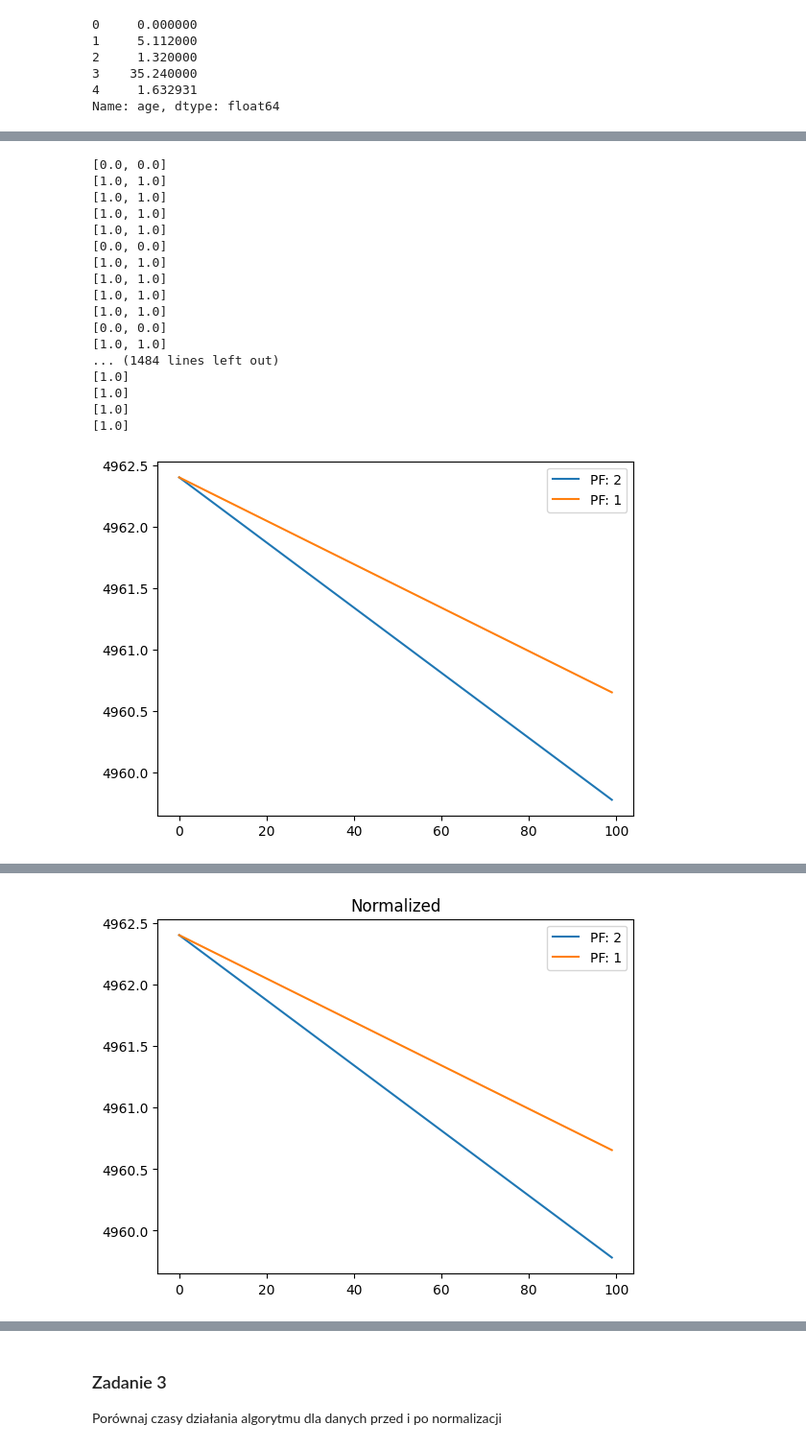
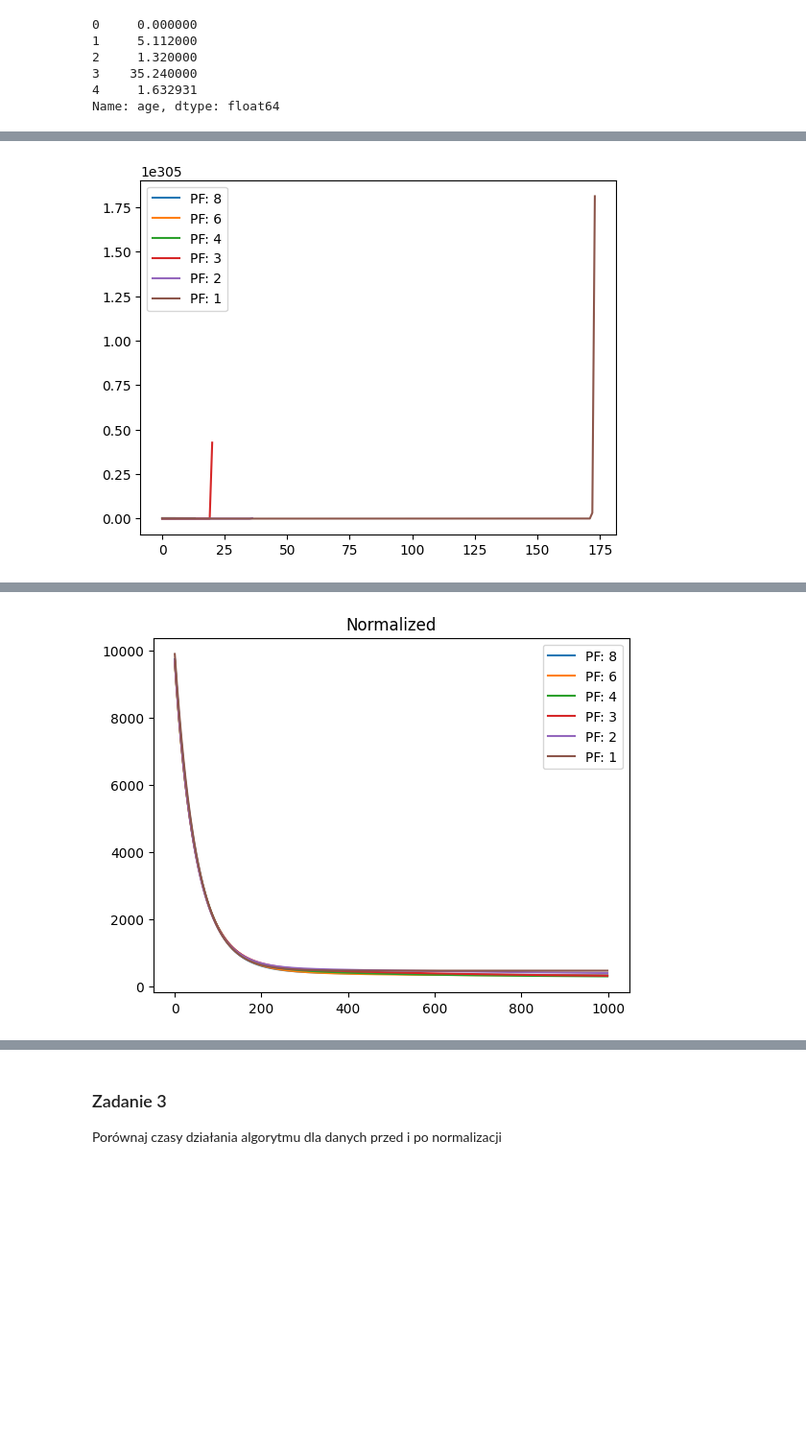
Before and after one commit to DyremiX/Laby, a Jupyter notebook: Lab3/139509_michal_dubiel_Polynomial_regression_2.ipynb, the cells around one changed output, grey strips where cells are left out. Shown: that part at 96% size. Saved outputs shown, nothing was run; the diff lists cells and outputs as text; code cells hidden in the pictures; blank space fills up the shorter version.

```diff
--- a/Lab3/139509_michal_dubiel_Polynomial_regression_2.ipynb
+++ b/Lab3/139509_michal_dubiel_Polynomial_regression_2.ipynb
@@ -152,22 +151,15 @@ b0: [] - lista z współczynnikami beta_0 w każdej z epok
 betas: [] - lista z współczynnikami beta_1, beta_2 w każdej z epok
 error: [] - lista z błędem w każdej epoce
 '''
-import sklearn.preprocessing as skl
-
-def normalizex(X):
-        X[:, :] = (X[:, :] - np.mean(X[:, :], axis=0)) / np.std(X[:, :], axis=0)
-        return X
-
-def learn_and_fit(X: np.ndarray, y: np.ndarray, epochs: int = 1000, alpha: float = 0.00005, polynomial_features: int = 0, normalize: str = 'none') -> Tuple[np.ndarray, np.ndarray, np.ndarray]:
+def learn_and_fit(X: np.ndarray, y: np.ndarray, epochs: int = 1000, alpha: float = 0.00005, polynomial_features: int = 0, normalize: str = False) -> Tuple[np.ndarray, np.ndarray, np.ndarray]:
     #YOUR CODE HERE
-    if normalize != 'none':
-        X = skl.normalize(X=[X], norm=normalize)[0]
-    X = np.array([[age] for age in X])
+    X = [[age] for age in X]
     if polynomial_features != 0:
         X = transform_to_polynomial_feature(X,polynomial_features)
+    if normalize:
+        X = skl.StandardScaler().fit_transform(X)
     betas = [[]]
     _, betas[0] = initialize_coefficients(len(X[0]), alpha=0.00005)
-    # betas[0] = np.array([0,0])
     error = []
     for i in range (epochs):
         error.append(calculate_error(X,y,np.array(betas[-1])))
@@ -202,54 +189,37 @@ array([93.89629573,  4.52718992,  0.12975941])
 # %%
-epochs=100
-alpha = 0.000001
-# beta0, betas, error = learn_and_fit(np.array(df['age']),np.array(df['bone']),epochs=epochs, alpha=alpha, polynomial_features=8)
-# plt.plot(range(epochs),error,label='PF: 8')
-# beta0, betas, error = learn_and_fit(np.array(df['age']),np.array(df['bone']),epochs=epochs, alpha=alpha, polynomial_features=6)
-# plt.plot(range(epochs),error,label='PF: 6')
-# beta0, betas, error = learn_and_fit(np.array(df['age']),np.array(df['bone']),epochs=epochs, alpha=alpha, polynomial_features=4)
-# plt.plot(range(epochs),error,label='PF: 4')
-# beta0, betas, error = learn_and_fit(np.array(df['age']),np.array(df['bone']),epochs=epochs, alpha=alpha, polynomial_features=3)
-# plt.plot(range(epochs),error,label='PF: 3')
+epochs=1000
+alpha = 0.01
+beta0, betas, error = learn_and_fit(np.array(df['age']),np.array(df['bone']),epochs=epochs, alpha=alpha, polynomial_features=8)
+plt.plot(range(epochs),error,label='PF: 8')
+beta0, betas, error = learn_and_fit(np.array(df['age']),np.array(df['bone']),epochs=epochs, alpha=alpha, polynomial_features=6)
+plt.plot(range(epochs),error,label='PF: 6')
+beta0, betas, error = learn_and_fit(np.array(df['age']),np.array(df['bone']),epochs=epochs, alpha=alpha, polynomial_features=4)
+plt.plot(range(epochs),error,label='PF: 4')
+beta0, betas, error = learn_and_fit(np.array(df['age']),np.array(df['bone']),epochs=epochs, alpha=alpha, polynomial_features=3)
+plt.plot(range(epochs),error,label='PF: 3')
 beta0, betas, error = learn_and_fit(np.array(df['age']),np.array(df['bone']),epochs=epochs, alpha=alpha, polynomial_features=2)
 plt.plot(range(epochs),error,label='PF: 2')
 beta0, betas, error = learn_and_fit(np.array(df['age']),np.array(df['bone']),epochs=epochs, alpha=alpha, polynomial_features=1)
 plt.plot(range(epochs),error,label='PF: 1')
 
 plt.legend()
 plt.show()
 
-# beta0, betas, error = learn_and_fit(np.array(df['age']),np.array(df['bone']),epochs=epochs, alpha=alpha, polynomial_features=8, normalize='l2')
-# plt.plot(range(epochs),error,label='PF: 8')
-# beta0, betas, error = learn_and_fit(np.array(df['age']),np.array(df['bone']),epochs=epochs, alpha=alpha, polynomial_features=6, normalize='l2')
-# plt.plot(range(epochs),error,label='PF: 6')
-# beta0, betas, error = learn_and_fit(np.array(df['age']),np.array(df['bone']),epochs=epochs, alpha=alpha, polynomial_features=4, normalize='l2')
-# plt.plot(range(epochs),error,label='PF: 4')
-# beta0, betas, error = learn_and_fit(np.array(df['age']),np.array(df['bone']),epochs=epochs, alpha=alpha, polynomial_features=3, normalize='l2')
-# plt.plot(range(epochs),error,label='PF: 3')
-beta0, betas, error = learn_and_fit(np.array(df['age']),np.array(df['bone']),epochs=epochs, alpha=alpha, polynomial_features=2, normalize='l2')
+beta0, betas, error = learn_and_fit(np.array(df['age']),np.array(df['bone']),epochs=epochs, alpha=alpha, polynomial_features=8, normalize=True)
+plt.plot(range(epochs),error,label='PF: 8')
+beta0, betas, error = learn_and_fit(np.array(df['age']),np.array(df['bone']),epochs=epochs, alpha=alpha, polynomial_features=6, normalize=True)
+plt.plot(range(epochs),error,label='PF: 6')
+beta0, betas, error = learn_and_fit(np.array(df['age']),np.array(df['bone']),epochs=epochs, alpha=alpha, polynomial_features=4, normalize=True)
+plt.plot(range(epochs),error,label='PF: 4')
+beta0, betas, error = learn_and_fit(np.array(df['age']),np.array(df['bone']),epochs=epochs, alpha=alpha, polynomial_features=3, normalize=True)
+plt.plot(range(epochs),error,label='PF: 3')
+beta0, betas, error = learn_and_fit(np.array(df['age']),np.array(df['bone']),epochs=epochs, alpha=alpha, polynomial_features=2, normalize=True)
 plt.plot(range(epochs),error,label='PF: 2')
-beta0, betas, error = learn_and_fit(np.array(df['age']),np.array(df['bone']),epochs=epochs, alpha=alpha, polynomial_features=1, normalize='l2')
+beta0, betas, error = learn_and_fit(np.array(df['age']),np.array(df['bone']),epochs=epochs, alpha=alpha, polynomial_features=1, normalize=True)
 plt.plot(range(epochs),error,label='PF: 1')
 
 plt.title('Normalized')
 plt.legend()
 plt.show()
 # %% [output]
-[0.0, 0.0]
-[1.0, 1.0]
-[1.0, 1.0]
-[1.0, 1.0]
-[1.0, 1.0]
-[0.0, 0.0]
-[1.0, 1.0]
-[1.0, 1.0]
-[1.0, 1.0]
-[1.0, 1.0]
-[0.0, 0.0]
-[1.0, 1.0]
-... (1484 lines left out)
-[1.0]
-[1.0]
-[1.0]
-[1.0]
-[figure, old version]
+[figure, new version]
@@ -273 +226 @@ plt.show()
-[figure, old version]
+[figure, new version]
```
Also changed, not shown: parts of 16 cells of this notebook, 3 other files.
